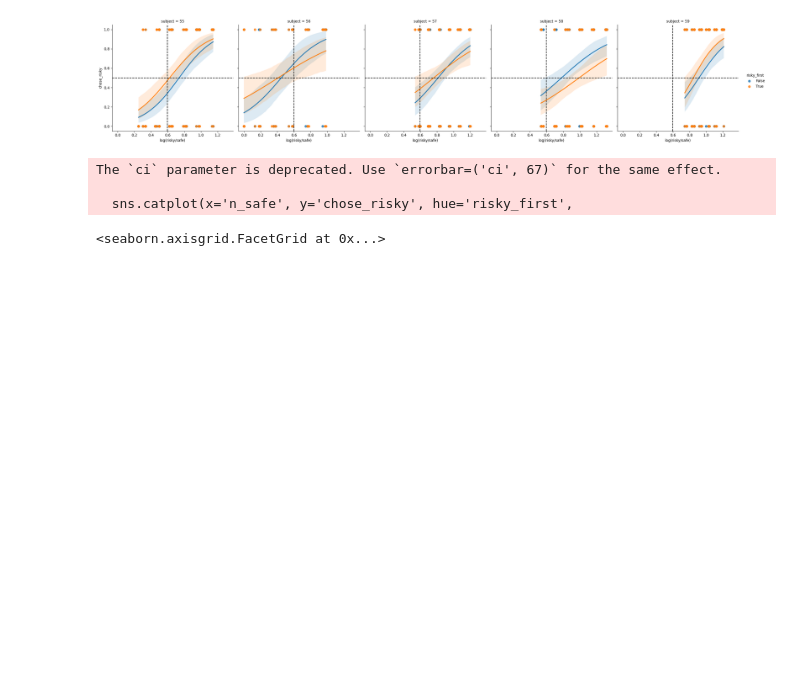
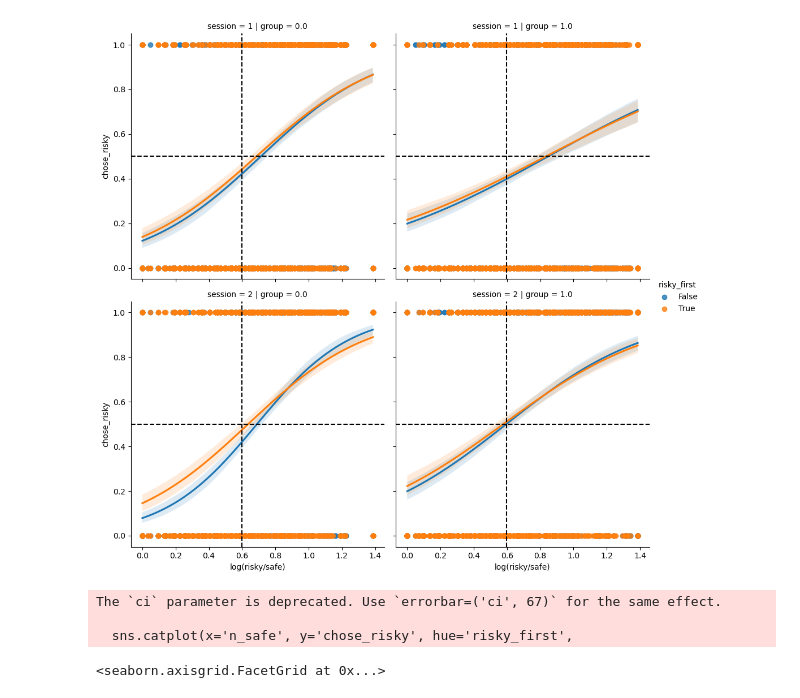
Before and after one commit to Gilles86/stress_risk, a Jupyter notebook: stress_risk/behavior/fit_rnp_model.ipynb, the cells around one changed output. Cells and saved outputs as stored; diff of their text form; code cells hidden in the pictures; blank space fills up the shorter version.

Commit message:
behav-modelling after complete data aquisition

```diff
--- a/stress_risk/behavior/fit_rnp_model.ipynb
+++ b/stress_risk/behavior/fit_rnp_model.ipynb
@@ -68,0 +7,3 @@ df
+# %%
+df = get_data()
+df
@@ -69,11 +25,11 @@ df
 # %%
-fac = sns.lmplot(x='log(risky/safe)', y='chose_risky', data=df.loc[[55,56,57,58,59]].reset_index(), logistic=True, col='subject', hue='risky_first')
+fac = sns.lmplot(x='log(risky/safe)', y='chose_risky', data=df.reset_index(), logistic=True, col='group',row='session', hue='risky_first')
 
 for ax in fac.axes.ravel():
     ax.axhline(.5, c='k', ls='--')
     ax.axvline(np.log(1/.55), c='k', ls='--')
 # %% [output]
-[figure, old version]
+[figure, new version]
 # %%
 sns.catplot(x='n_safe', y='chose_risky', hue='risky_first',
 data=df.groupby(['subject', 'n_safe', 'risky_first']).mean().reset_index(), kind='point', ci=67)
```
Also changed, not shown: parts of 19 cells of this notebook, 13 other files.
